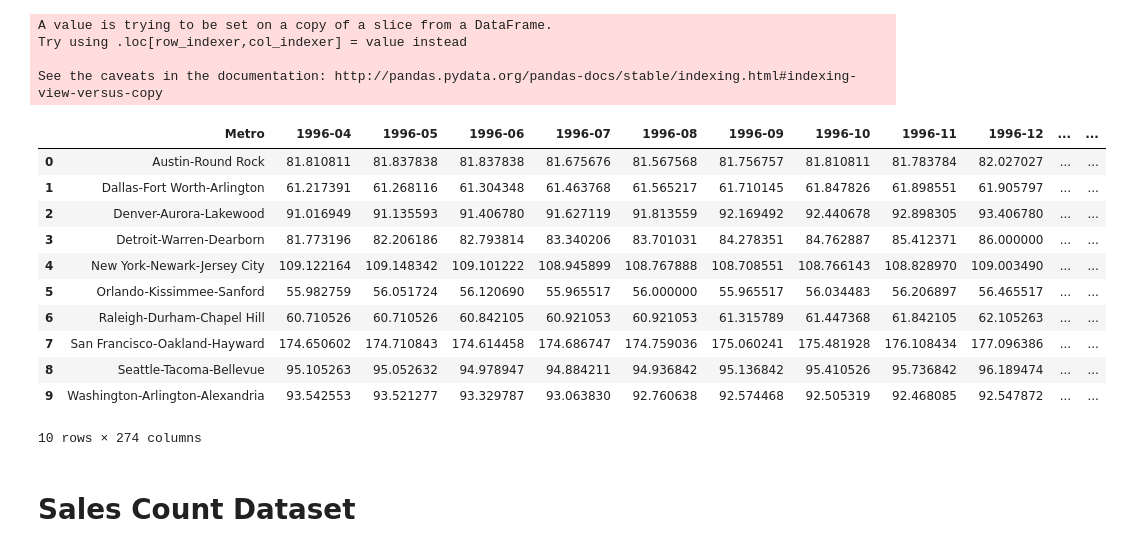
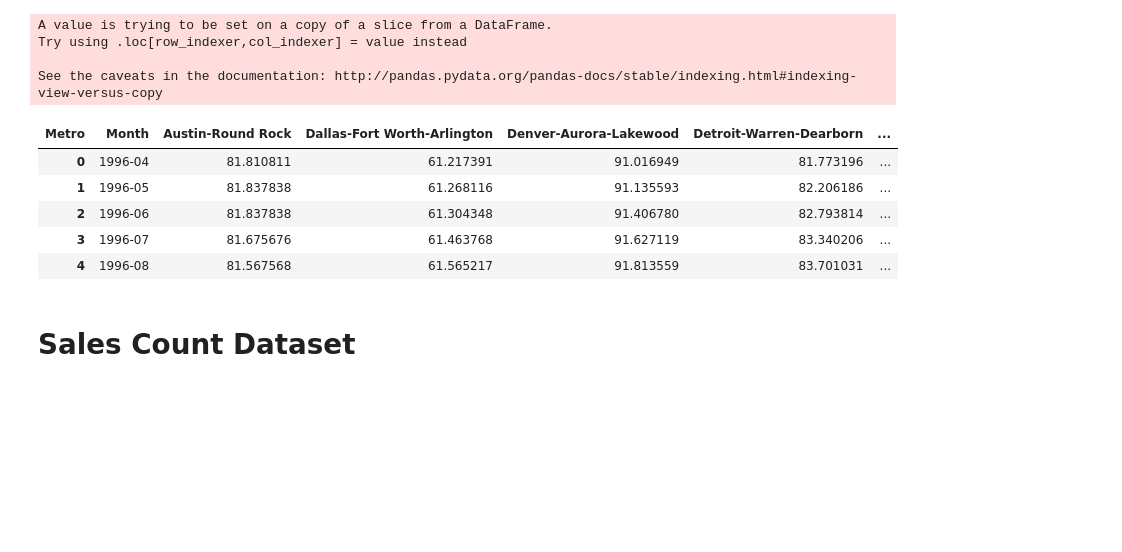
Before and after one commit to martinamagdy/Housing_Market_Analysis_Suaves, a Jupyter notebook: Data/data_cleaning.ipynb, the cells around one changed output. Cells and saved outputs as stored; diff of their text form; code cells hidden in the pictures; blank space fills up the shorter version.

Commit message:
Transposed Datasets

```diff
--- a/Data/data_cleaning.ipynb
+++ b/Data/data_cleaning.ipynb
@@ -49,22 +49,19 @@ See the caveats in the documentation: http://pandas.pydata.org/pandas-docs/stabl
 # %%
 #Group regions under each metro area
 metro_group = sqft_metro.groupby('Metro').mean()
 metro_group.drop(index = ['Washington Court House', 'Austin'], columns = ['RegionID', 'SizeRank'], inplace = True)
-metro_group.reset_index(inplace = True)
-metro_group
+
+# Transpose dataset
+metro_group = metro_group.transpose().reset_index()
+metro_group = metro_group.rename(columns = {'index': 'Month'})
+metro_group.head()
 # %% [output]
-|  | Metro | 1996-04 | 1996-05 | 1996-06 | 1996-07 | 1996-08 | 1996-09 | 1996-10 | 1996-11 | 1996-12 | ... | ... |
-| 0 | Austin-Round Rock | 81.810811 | 81.837838 | 81.837838 | 81.675676 | 81.567568 | 81.756757 | 81.810811 | 81.783784 | 82.027027 | ... | ... |
-| 1 | Dallas-Fort Worth-Arlington | 61.217391 | 61.268116 | 61.304348 | 61.463768 | 61.565217 | 61.710145 | 61.847826 | 61.898551 | 61.905797 | ... | ... |
-| 2 | Denver-Aurora-Lakewood | 91.016949 | 91.135593 | 91.406780 | 91.627119 | 91.813559 | 92.169492 | 92.440678 | 92.898305 | 93.406780 | ... | ... |
-| 3 | Detroit-Warren-Dearborn | 81.773196 | 82.206186 | 82.793814 | 83.340206 | 83.701031 | 84.278351 | 84.762887 | 85.412371 | 86.000000 | ... | ... |
-| 4 | New York-Newark-Jersey City | 109.122164 | 109.148342 | 109.101222 | 108.945899 | 108.767888 | 108.708551 | 108.766143 | 108.828970 | 109.003490 | ... | ... |
-| 5 | Orlando-Kissimmee-Sanford | 55.982759 | 56.051724 | 56.120690 | 55.965517 | 56.000000 | 55.965517 | 56.034483 | 56.206897 | 56.465517 | ... | ... |
-| 6 | Raleigh-Durham-Chapel Hill | 60.710526 | 60.710526 | 60.842105 | 60.921053 | 60.921053 | 61.315789 | 61.447368 | 61.842105 | 62.105263 | ... | ... |
-| 7 | San Francisco-Oakland-Hayward | 174.650602 | 174.710843 | 174.614458 | 174.686747 | 174.759036 | 175.060241 | 175.481928 | 176.108434 | 177.096386 | ... | ... |
-| 8 | Seattle-Tacoma-Bellevue | 95.105263 | 95.052632 | 94.978947 | 94.884211 | 94.936842 | 95.136842 | 95.410526 | 95.736842 | 96.189474 | ... | ... |
-| 9 | Washington-Arlington-Alexandria | 93.542553 | 93.521277 | 93.329787 | 93.063830 | 92.760638 | 92.574468 | 92.505319 | 92.468085 | 92.547872 | ... | ... |
+| Metro | Month | Austin-Round Rock | Dallas-Fort Worth-Arlington | Denver-Aurora-Lakewood | Detroit-Warren-Dearborn | ... |
+| 0 | 1996-04 | 81.810811 | 61.217391 | 91.016949 | 81.773196 | ... |
+| 1 | 1996-05 | 81.837838 | 61.268116 | 91.135593 | 82.206186 | ... |
+| 2 | 1996-06 | 81.837838 | 61.304348 | 91.406780 | 82.793814 | ... |
+| 3 | 1996-07 | 81.675676 | 61.463768 | 91.627119 | 83.340206 | ... |
+| 4 | 1996-08 | 81.567568 | 61.565217 | 91.813559 | 83.701031 | ... |
-10 rows × 274 columns
 # %% [markdown]
 # Sales Count Dataset
 # %%
```
Also changed, not shown: parts of 7 cells of this notebook, 3 other files.
